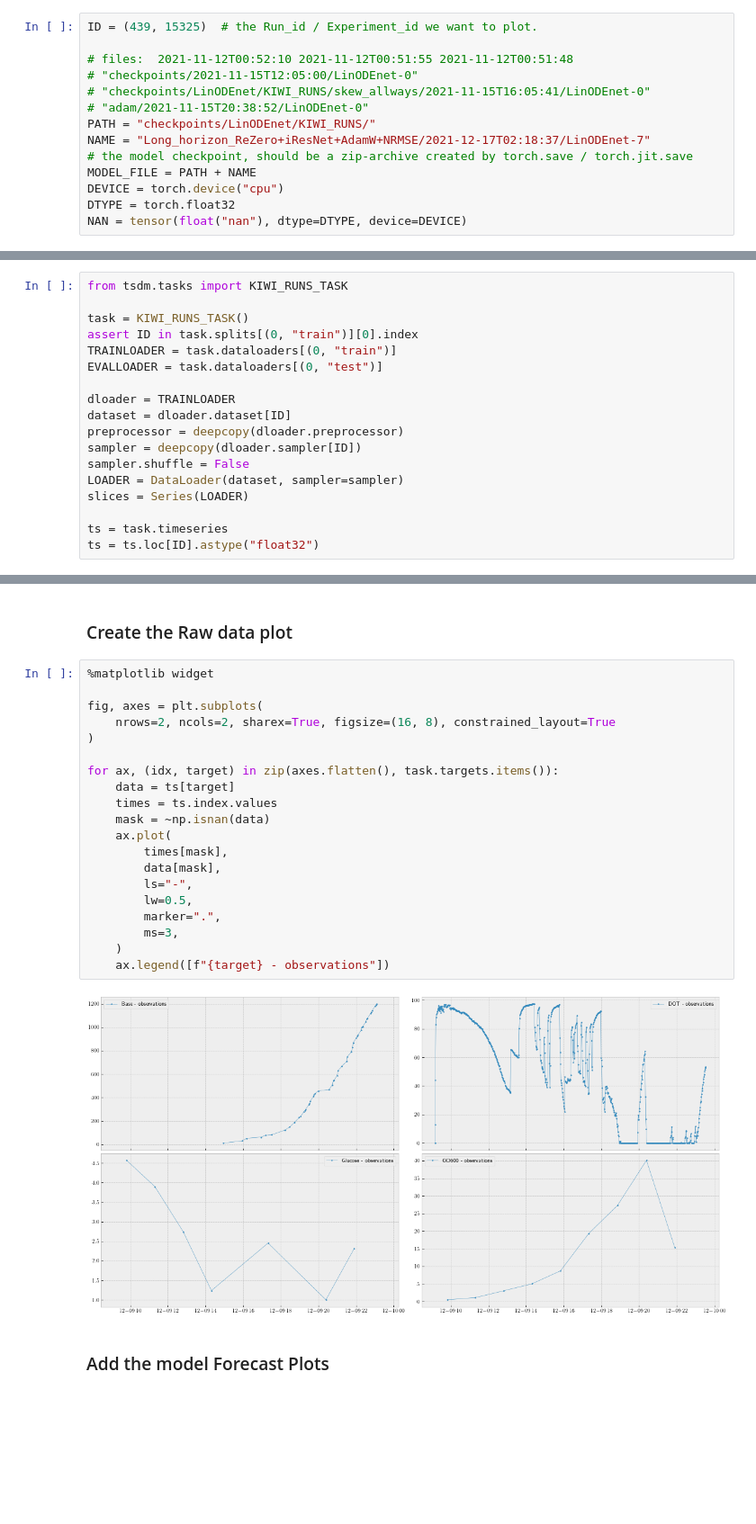
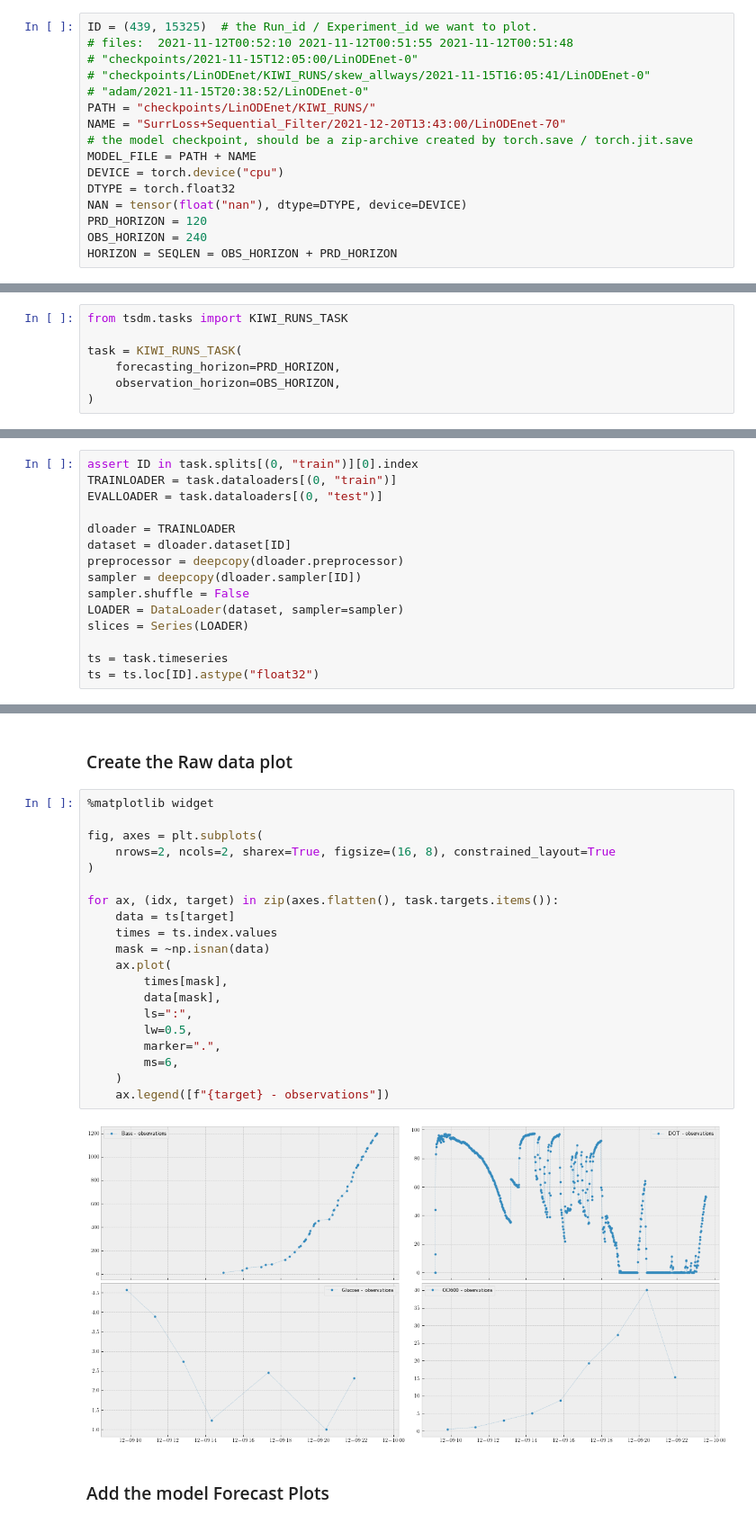
Before and after one commit to randolf-scholz/tsdm, a Jupyter notebook: examples/KIWI_RUNS_ForecastPlot.ipynb, the cells around one changed output, grey strips where cells are left out. Shown at 90% size. Cells and saved outputs as stored; diff of their text form; blank space fills up the shorter version.

```diff
--- a/examples/KIWI_RUNS_ForecastPlot.ipynb
+++ b/examples/KIWI_RUNS_ForecastPlot.ipynb
@@ -38,15 +38,17 @@ INFO:numexpr.utils:NumExpr defaulting to 8 threads.
 ### Enter Path and Name
 # %%
 ID = (439, 15325)  # the Run_id / Experiment_id we want to plot.
-
 # files:  2021-11-12T00:52:10 2021-11-12T00:51:55 2021-11-12T00:51:48
 # "checkpoints/2021-11-15T12:05:00/LinODEnet-0"
 # "checkpoints/LinODEnet/KIWI_RUNS/skew_allways/2021-11-15T16:05:41/LinODEnet-0"
 # "adam/2021-11-15T20:38:52/LinODEnet-0"
 PATH = "checkpoints/LinODEnet/KIWI_RUNS/"
-NAME = "Long_horizon_ReZero+iResNet+AdamW+NRMSE/2021-12-17T02:18:37/LinODEnet-7"
+NAME = "SurrLoss+Sequential_Filter/2021-12-20T13:43:00/LinODEnet-70"
 # the model checkpoint, should be a zip-archive created by torch.save / torch.jit.save
 MODEL_FILE = PATH + NAME
 DEVICE = torch.device("cpu")
 DTYPE = torch.float32
 NAN = tensor(float("nan"), dtype=DTYPE, device=DEVICE)
+PRD_HORIZON = 120
+OBS_HORIZON = 240
+HORIZON = SEQLEN = OBS_HORIZON + PRD_HORIZON
@@ -54,0 +57,7 @@ tensor(nan)
+# %%
+from tsdm.tasks import KIWI_RUNS_TASK
+
+task = KIWI_RUNS_TASK(
+    forecasting_horizon=PRD_HORIZON,
+    observation_horizon=OBS_HORIZON,
+)
@@ -78,9 +106,6 @@ Non-trainable params: 0
 # %% [markdown]
 ## Import Task
 # %%
-from tsdm.tasks import KIWI_RUNS_TASK
-
-task = KIWI_RUNS_TASK()
 assert ID in task.splits[(0, "train")][0].index
 TRAINLOADER = task.dataloaders[(0, "train")]
 EVALLOADER = task.dataloaders[(0, "test")]
@@ -183,25 +195,25 @@ def make_plot(axes, task, batch):
 # %%
 %matplotlib widget
 
 fig, axes = plt.subplots(
     nrows=2, ncols=2, sharex=True, figsize=(16, 8), constrained_layout=True
 )
 
 for ax, (idx, target) in zip(axes.flatten(), task.targets.items()):
     data = ts[target]
     times = ts.index.values
     mask = ~np.isnan(data)
     ax.plot(
         times[mask],
         data[mask],
-        ls="-",
+        ls=":",
         lw=0.5,
         marker=".",
-        ms=3,
+        ms=6,
     )
     ax.legend([f"{target} - observations"])
 # %% [output]
-[figure, old version]
+[figure, new version]
 # %% [markdown]
 ### Add the model Forecast Plots
 # %%
```
Also changed, not shown: parts of 12 cells of this notebook, 4 other files.
